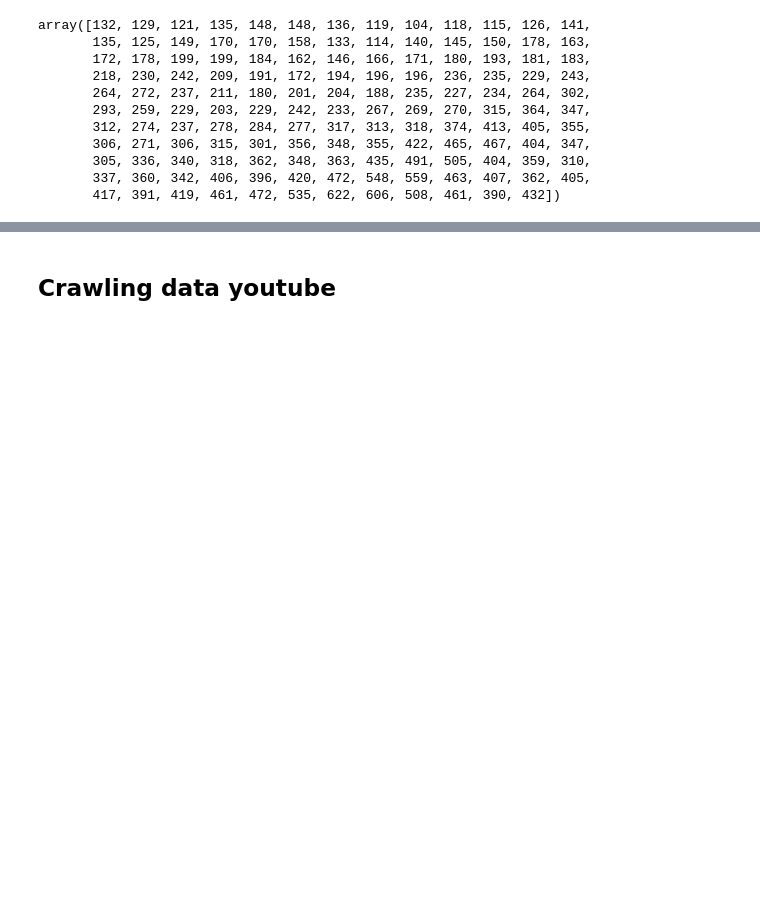
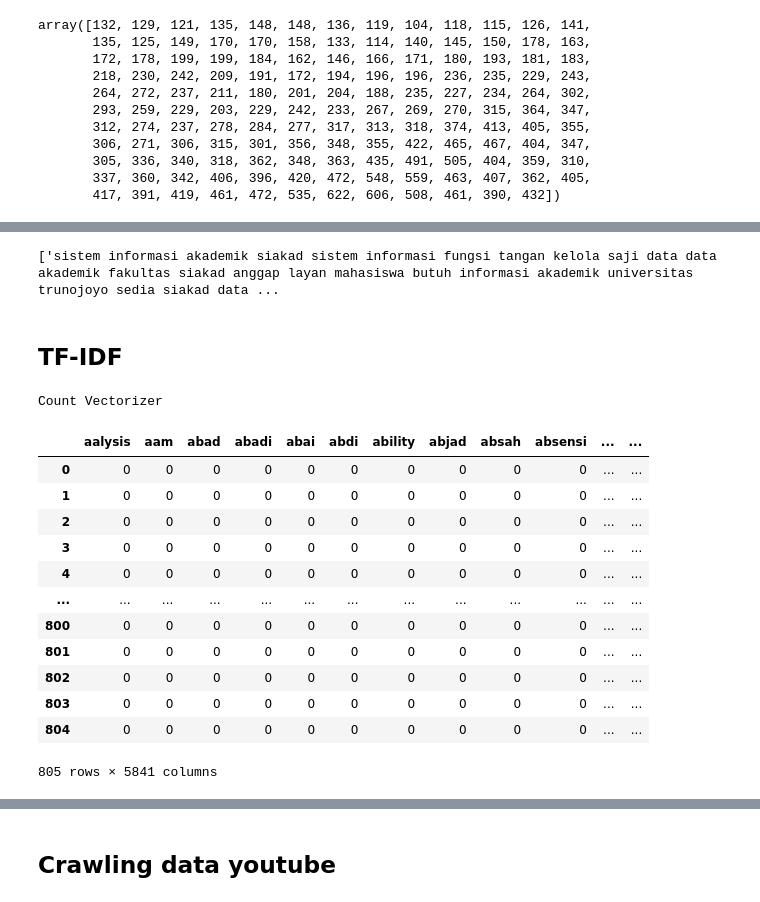
Before and after one commit to Ahmad-Dani-Kurniawan/prosaindata, a Jupyter notebook: _sources/notebooks.ipynb, the cells around one changed output, grey strips where cells are left out. Drawn from its saved outputs; the diff is of its cells as text; code cells hidden in the pictures; blank space fills up the shorter version.

```diff
--- a/_sources/notebooks.ipynb
+++ b/_sources/notebooks.ipynb
@@ -361,0 +632,13 @@ array([132, 129, 121, 135, 148, 148, 136, 119, 104, 118, 115, 126, 141,
+# %%
+words = []
+for i in range (len(steaming)):
+  tokens = word_tokenize(steaming[i])
+  listStopword =  set(stopwords.words('indonesian'))
+
+  removed = []
+  for t in tokens:
+      if t not in listStopword:
+          removed.append(t)
+
+  words.append(removed)
+  print(removed)
@@ -361,0 +663,8 @@ array([132, 129, 121, 135, 148, 148, 136, 119, 104, 118, 115, 126, 141,
+# %%
+gabung=[]
+for i in range(len(words)):
+  joinkata = ' '.join(words[i])
+  gabung.append(joinkata)
+
+result = pd.DataFrame(gabung, columns=['Join Kata'])
+result
@@ -361,0 +685,43 @@ array([132, 129, 121, 135, 148, 148, 136, 119, 104, 118, 115, 126, 141,
+# %%
+print(gabung)
+# %% [output]
+['sistem informasi akademik siakad sistem informasi fungsi tangan kelola saji data data akademik fakultas siakad anggap layan mahasiswa butuh informasi akademik universitas trunojoyo sedia siakad data ...
+# %% [markdown]
+## TF-IDF
+# %%
+# TfidfVectorizer
+# CountVectorizer
+from sklearn.feature_extraction.text import TfidfVectorizer,CountVectorizer
+import pandas as pd
+
+# instantiate the vectorizer object
+countvectorizer = CountVectorizer(analyzer= 'word', stop_words='english')
+tfidfvectorizer = TfidfVectorizer(analyzer='word',stop_words= 'english')
+count_wm = countvectorizer.fit_transform(gabung)
+tfidf_wm = tfidfvectorizer.fit_transform(gabung)
+
+#retrieve the terms found in the corpora
+#if we take same parameters on both Classes(CountVectorizer and TfidfVectorizer) , it will give same output of get_feature_names() methods)
+#count_tokens = tfidfvectorizer.get_feature_names() # no difference
+
+count_tokens = countvectorizer.get_feature_names_out()
+tfidf_tokens = tfidfvectorizer.get_feature_names_out()
+df_countvect = pd.DataFrame(data = count_wm.toarray(),columns = count_tokens)
+df_tfidfvect = pd.DataFrame(data = tfidf_wm.toarray(),columns = tfidf_tokens)
+print("Count Vectorizer\n")
+df_countvect
+# %% [output]
+Count Vectorizer
+|  | aalysis | aam | abad | abadi | abai | abdi | ability | abjad | absah | absensi | ... | ... |
+| 0 | 0 | 0 | 0 | 0 | 0 | 0 | 0 | 0 | 0 | 0 | ... | ... |
+| 1 | 0 | 0 | 0 | 0 | 0 | 0 | 0 | 0 | 0 | 0 | ... | ... |
+| 2 | 0 | 0 | 0 | 0 | 0 | 0 | 0 | 0 | 0 | 0 | ... | ... |
+| 3 | 0 | 0 | 0 | 0 | 0 | 0 | 0 | 0 | 0 | 0 | ... | ... |
+| 4 | 0 | 0 | 0 | 0 | 0 | 0 | 0 | 0 | 0 | 0 | ... | ... |
+| ... | ... | ... | ... | ... | ... | ... | ... | ... | ... | ... | ... | ... |
+| 800 | 0 | 0 | 0 | 0 | 0 | 0 | 0 | 0 | 0 | 0 | ... | ... |
+| 801 | 0 | 0 | 0 | 0 | 0 | 0 | 0 | 0 | 0 | 0 | ... | ... |
+| 802 | 0 | 0 | 0 | 0 | 0 | 0 | 0 | 0 | 0 | 0 | ... | ... |
+| 803 | 0 | 0 | 0 | 0 | 0 | 0 | 0 | 0 | 0 | 0 | ... | ... |
+| 804 | 0 | 0 | 0 | 0 | 0 | 0 | 0 | 0 | 0 | 0 | ... | ... |
+805 rows × 5841 columns
```
Also changed, not shown: parts of 84 cells of this notebook, 20 other files.
